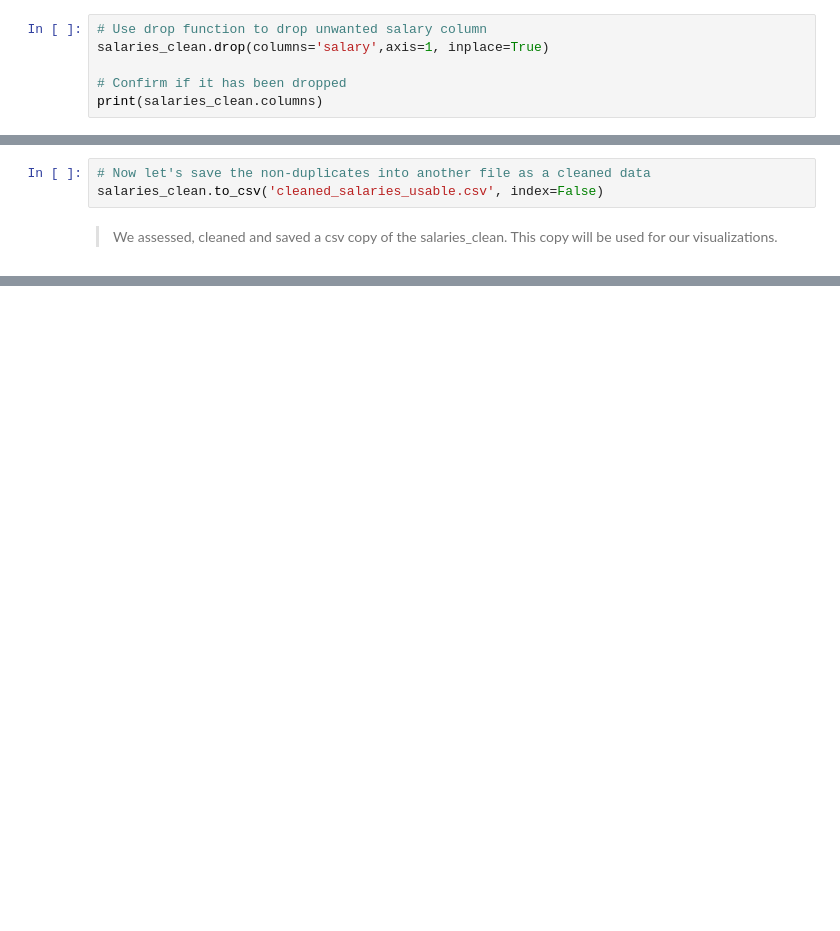
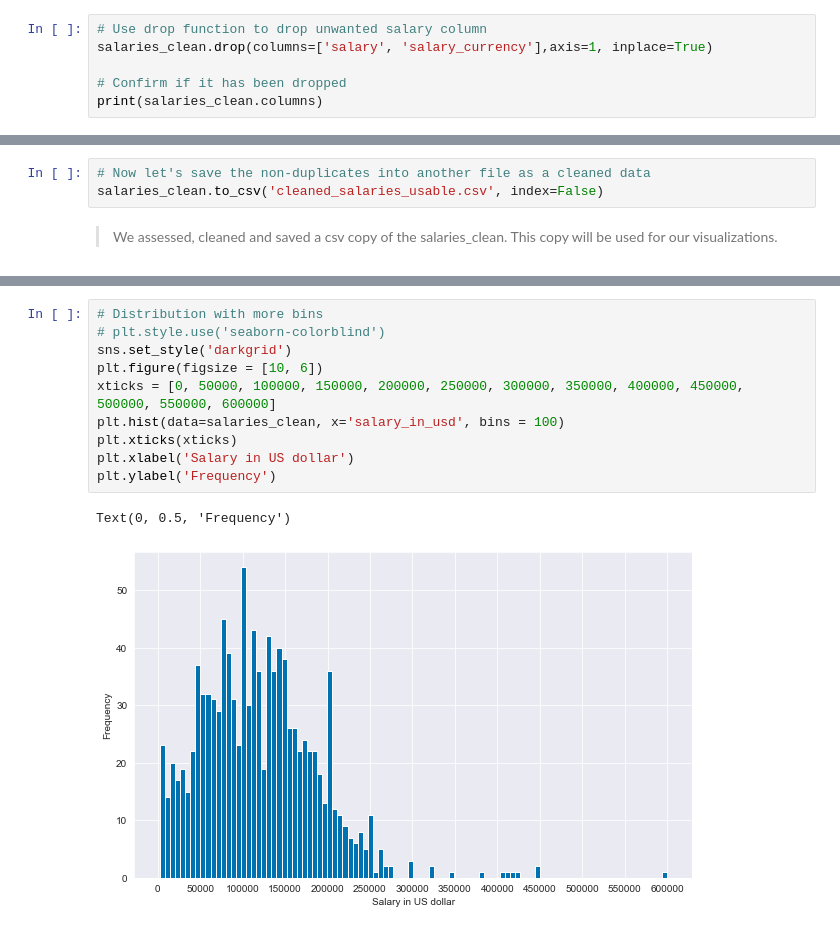
Before and after one commit to Keshtech2002/AI-ML_Salaries, a Jupyter notebook: project.ipynb, the cells around one changed output, grey strips where cells are left out. Drawn from its saved outputs; the diff is of its cells as text; blank space fills up the shorter version.

```diff
--- a/project.ipynb
+++ b/project.ipynb
@@ -413,7 +415,7 @@ print(salaries_clean['job_title'].nunique())
 **Drop salary column as only salary_in_usd column would be used in our analysis for uniformity**
 # %%
 # Use drop function to drop unwanted salary column
-salaries_clean.drop(columns='salary',axis=1, inplace=True)
+salaries_clean.drop(columns=['salary', 'salary_currency'],axis=1, inplace=True)
 
 # Confirm if it has been dropped
 print(salaries_clean.columns)
@@ -435,0 +463,13 @@ salaries_clean.to_csv('cleaned_salaries_usable.csv', index=False)
+# %%
+# Distribution with more bins
+# plt.style.use('seaborn-colorblind')
+sns.set_style('darkgrid')
+plt.figure(figsize = [10, 6])
+xticks = [0, 50000, 100000, 150000, 200000, 250000, 300000, 350000, 400000, 450000, 500000, 550000, 600000]
+plt.hist(data=salaries_clean, x='salary_in_usd', bins = 100)
+plt.xticks(xticks)
+plt.xlabel('Salary in US dollar')
+plt.ylabel('Frequency')
+# %% [output]
+Text(0, 0.5, 'Frequency')
+[figure, added]
```
Also changed, not shown: parts of 14 cells of this notebook, 2 other files.
